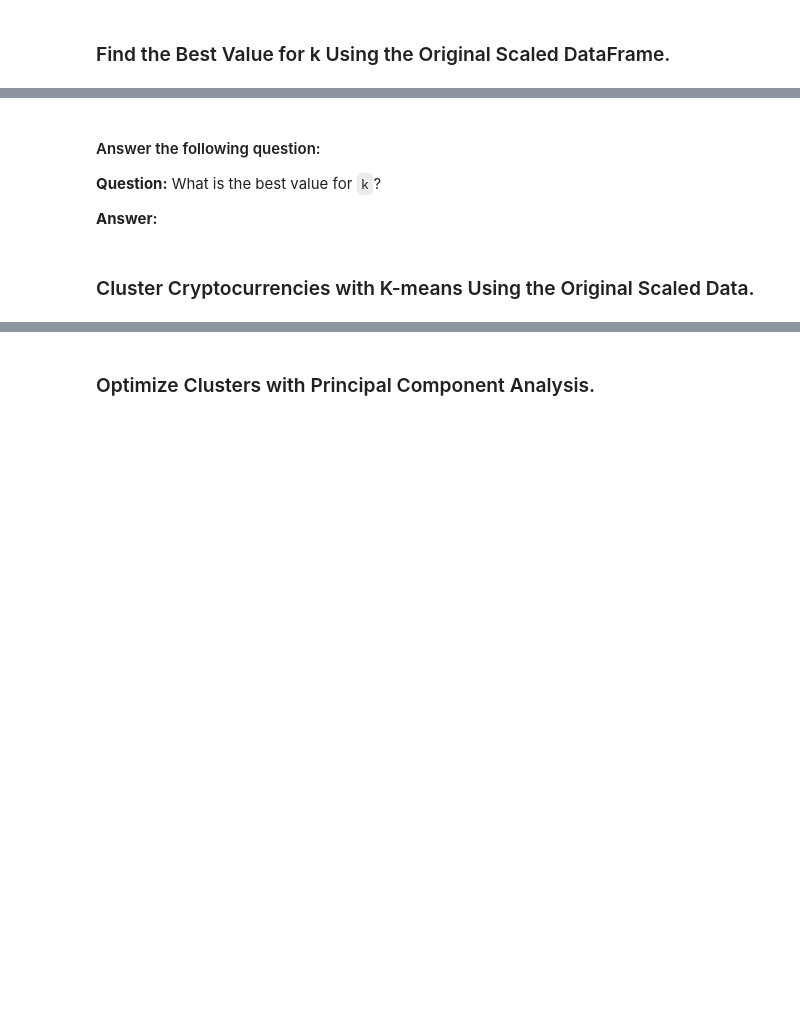
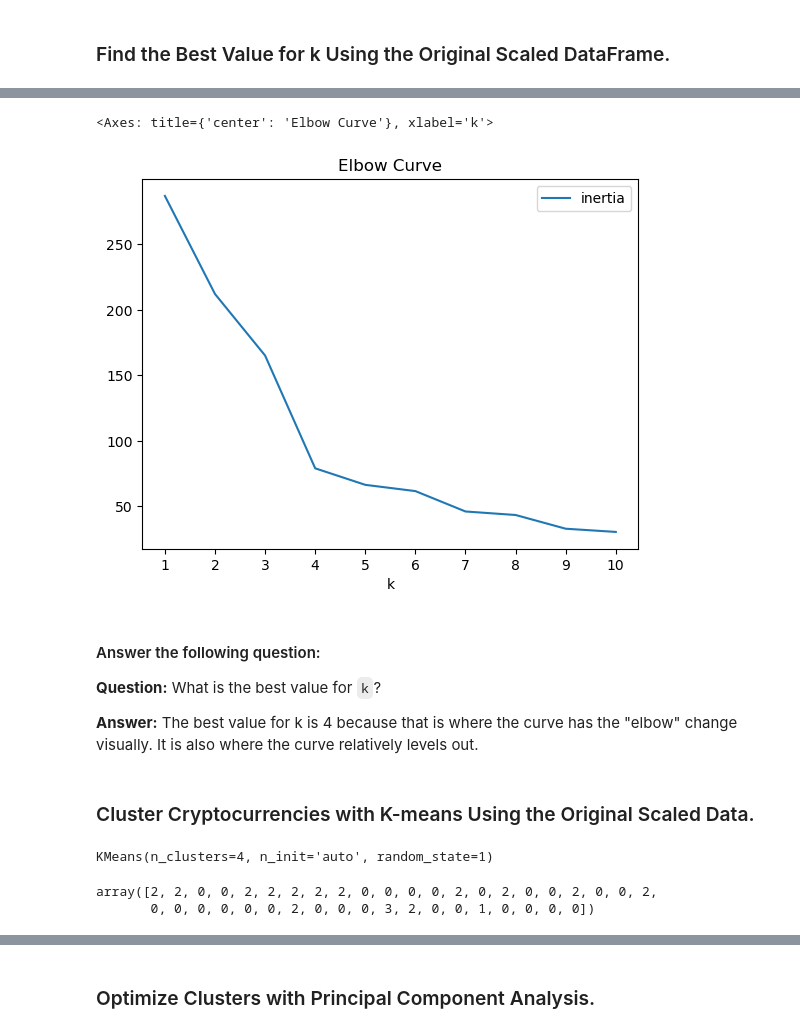
Before and after one commit to kerekspinney/CryptoClustering, a Jupyter notebook: Starter_Code/Crypto_Clustering.ipynb, the cells around one changed output, grey strips where cells are left out. Cells and saved outputs as stored; diff of their text form; code cells hidden in the pictures; blank space fills up the shorter version.

Commit message:
Completed the PCA and scaled data KMeans to analyze the optimal k value

```diff
--- a/Starter_Code/Crypto_Clustering.ipynb
+++ b/Starter_Code/Crypto_Clustering.ipynb
@@ -103,10 +92,10 @@ scaled_df.head()
 # %%
 # Create a list with the number of k-values to try
 # Use a range from 1 to 11
-
+k = list(range(1,11))
 
 # Create an empty list to store the inertia values
-
+inertia = []
 
 # Create a for loop to compute the inertia with each possible value of k
 # Inside the loop:
@@ -114,11 +103,17 @@ scaled_df.head()
 # 2. Fit the model to the data using the scaled DataFrame
 # 3. Append the model.inertia_ to the inertia list
 
+for i in k:
+    k_model = KMeans(n_clusters=i, n_init='auto', random_state=1)
+    k_model.fit(scaled_df)
+    inertia.append(k_model.inertia_)
+
 
 # Create a dictionary with the data to plot the Elbow curve
-
+elbow_data = {"k": k, "inertia": inertia}
 
 # Create a DataFrame with the data to plot the Elbow curve
-
+df_elbow = pd.DataFrame(elbow_data)
 
 # Display the DataFrame
+df_elbow
@@ -125,11 +132,15 @@ scaled_df.head()
 # %%
 # Plot a line chart with all the inertia values computed with
 # the different values of k to visually identify the optimal value for k.
+df_elbow.plot.line(x='k', y='inertia', title="Elbow Curve", xticks=k)
+# %% [output]
+<Axes: title={'center': 'Elbow Curve'}, xlabel='k'>
+[figure, added]
 # %% [markdown]
 #### Answer the following question:
 **Question:** What is the best value for `k`?
 
-**Answer:**
+**Answer:** The best value for k is 4 because that is where the curve has the "elbow" change visually. It is also where the curve relatively levels out.
 # %% [markdown]
 ### Cluster Cryptocurrencies with K-means Using the Original Scaled Data.
 # %%
@@ -137,9 +149,16 @@ scaled_df.head()
 # %%
 # Fit the K-Means model using the scaled data
+model.fit(scaled_df)
+# %% [output]
+KMeans(n_clusters=4, n_init='auto', random_state=1)
 # %%
 # Predict the clusters to group the cryptocurrencies using the scaled data
-
+prediction = model.predict(scaled_df)
 
 # View the resulting array of cluster values.
+prediction
+# %% [output]
+array([2, 2, 0, 0, 2, 2, 2, 2, 2, 0, 0, 0, 0, 2, 0, 2, 0, 0, 2, 0, 0, 2,
+       0, 0, 0, 0, 0, 0, 2, 0, 0, 0, 3, 2, 0, 0, 1, 0, 0, 0, 0])
 # %%
 # Create a copy of the DataFrame
```
Also changed, not shown: parts of 16 cells of this notebook.
